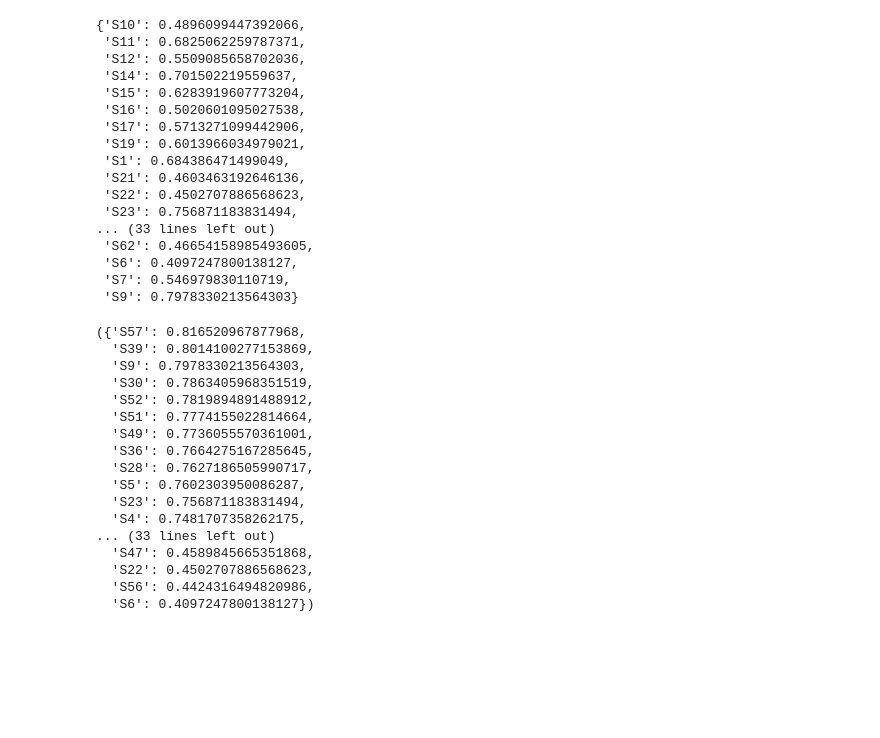
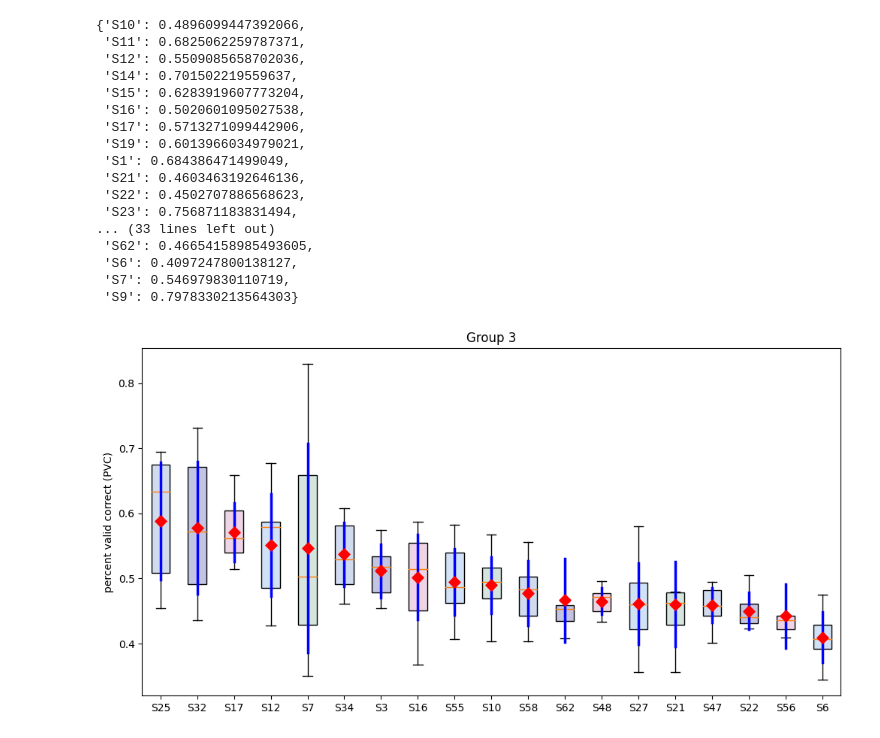
Before and after one commit to mralioo/BBCPy_DNN, a Jupyter notebook: notebooks/data_quality.ipynb, the cells around one changed output. Drawn from its saved outputs; the diff is of its cells as text; code cells hidden in the pictures; blank space fills up the shorter version.

```diff
--- a/notebooks/data_quality.ipynb
+++ b/notebooks/data_quality.ipynb
@@ -107,3 +107,5 @@ def get_trial_stats(subject_group_path, key="subject_result"):
     trial_stat_dict["sessions_ids"] = sessions_ids
 
     return trial_stat_dict
+# %%
+stats = load_session_metadata(subject_group_path["S10"]["Session_1"])
@@ -162,6 +184,44 @@ pvc_subject_mean
  'S6': 0.4097247800138127,
  'S7': 0.546979830110719,
  'S9': 0.7978330213564303}
+# %%
+C1_list = list(sorted_category_3.keys())
+# %%
+import matplotlib.pyplot as plt
+import numpy as np
+
+# Sample nested dictionary
+data = {key: pvc_subject_sessions[key] for key in C1_list if key in pvc_subject_sessions}
+
+# Extract values for each subject
+all_values = [list(subject_data.values()) for subject_data in data.values()]
+
+# Calculate means and standard deviations
+means = [np.mean(values) for values in all_values]
+std_devs = [np.std(values) for values in all_values]
+
+# Plotting
+fig, ax = plt.subplots(figsize=(12, 6))
+bp = ax.boxplot(all_values, vert=True, patch_artist=True, showfliers=False)
+ax.set_xticklabels(data.keys())
+ax.set_ylabel('percent valid correct (PVC)')
+ax.set_title('Group 3')
+
+# Coloring boxes
+colors = ['#D0DBEE', '#C2C4E2', '#EED4E5', '#D1E2F7', '#D4E5DE'] * (len(all_values) // 5 + 1)
+for patch, color in zip(bp['boxes'], colors):
+    patch.set_facecolor(color)
+
+# Plot means as red diamonds
+ax.scatter(range(1, len(means) + 1), means, marker='D', color='red', s=60, zorder=5)
+
+# Display standard deviations
+for i, (mean, std_dev) in enumerate(zip(means, std_devs), start=1):
+    ax.plot([i, i], [mean - std_dev, mean + std_dev], color='blue', lw=2.5, zorder=4)
+
+plt.show()
+# %% [output]
+[figure, added]
 # %%
 # Sorting the data into the three categories
 category_1 = {k: v for k, v in pvc_subject_mean.items() if v > 0.7}
@@ -172,24 +232,4 @@ category_3 = {k: v for k, v in pvc_subject_mean.items() if v < 0.6}
 sorted_category_1 = dict(sorted(category_1.items(), key=lambda item: item[1], reverse=True))
 sorted_category_2 = dict(sorted(category_2.items(), key=lambda item: item[1], reverse=True))
 sorted_category_3 = dict(sorted(category_3.items(), key=lambda item: item[1], reverse=True))
-
-sorted_category_1, sorted_category_2, sorted_category_3
-# %% [output]
-({'S57': 0.816520967877968,
-  'S39': 0.8014100277153869,
-  'S9': 0.7978330213564303,
-  'S30': 0.7863405968351519,
-  'S52': 0.7819894891488912,
-  'S51': 0.7774155022814664,
-  'S49': 0.7736055570361001,
-  'S36': 0.7664275167285645,
-  'S28': 0.7627186505990717,
-  'S5': 0.7602303950086287,
-  'S23': 0.756871183831494,
-  'S4': 0.7481707358262175,
-... (33 lines left out)
-  'S47': 0.4589845665351868,
-  'S22': 0.4502707886568623,
-  'S56': 0.4424316494820986,
-  'S6': 0.4097247800138127})
 # %%
```
Also changed, not shown: parts of 11 cells of this notebook, 16 other files.
